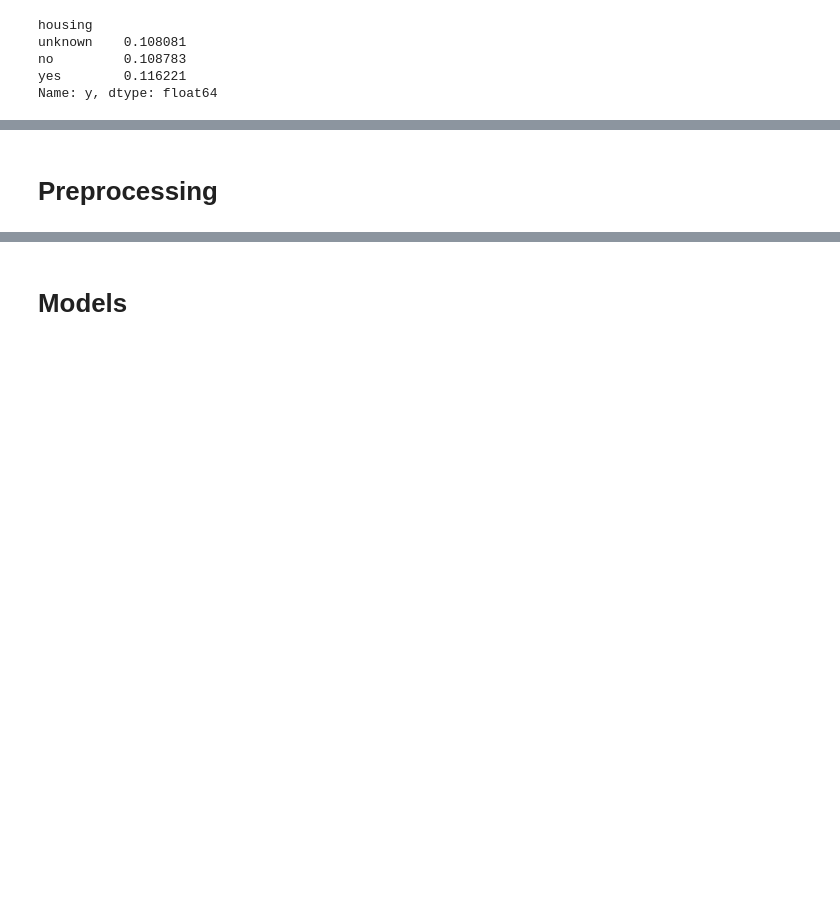
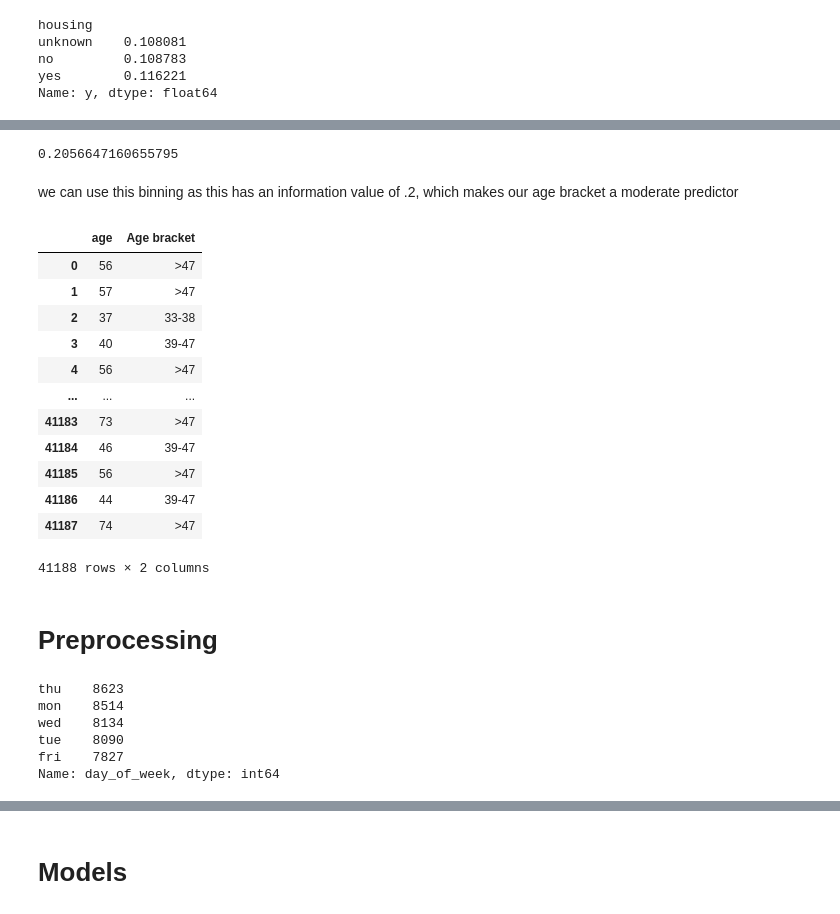
Before and after one commit to Ayushimalaviya/Bank-Marketing-Campaign-Analysis, a Jupyter notebook: nilesh_exp.ipynb, the cells around one changed output, grey strips where cells are left out. Cells and saved outputs as stored; diff of their text form; code cells hidden in the pictures; blank space fills up the shorter version.

```diff
--- a/nilesh_exp.ipynb
+++ b/nilesh_exp.ipynb
@@ -411,2 +444,33 @@ Name: y, dtype: float64
+# %%
+df_woe['IV'].sum()
+# %% [output]
+0.2056647160655795
+# %% [markdown]
+we can use this binning as this has an information value of .2, which makes our age bracket a moderate predictor
+# %%
+df[['age','Age bracket']]
+# %% [output]
+|  | age | Age bracket |
+| 0 | 56 | >47 |
+| 1 | 57 | >47 |
+| 2 | 37 | 33-38 |
+| 3 | 40 | 39-47 |
+| 4 | 56 | >47 |
+| ... | ... | ... |
+| 41183 | 73 | >47 |
+| 41184 | 46 | 39-47 |
+| 41185 | 56 | >47 |
+| 41186 | 44 | 39-47 |
+| 41187 | 74 | >47 |
+41188 rows × 2 columns
 # %% [markdown]
 # Preprocessing
+# %%
+df['day_of_week'].value_counts()
+# %% [output]
+thu    8623
+mon    8514
+wed    8134
+tue    8090
+fri    7827
+Name: day_of_week, dtype: int64
```
Also changed, not shown: parts of 37 cells of this notebook.
